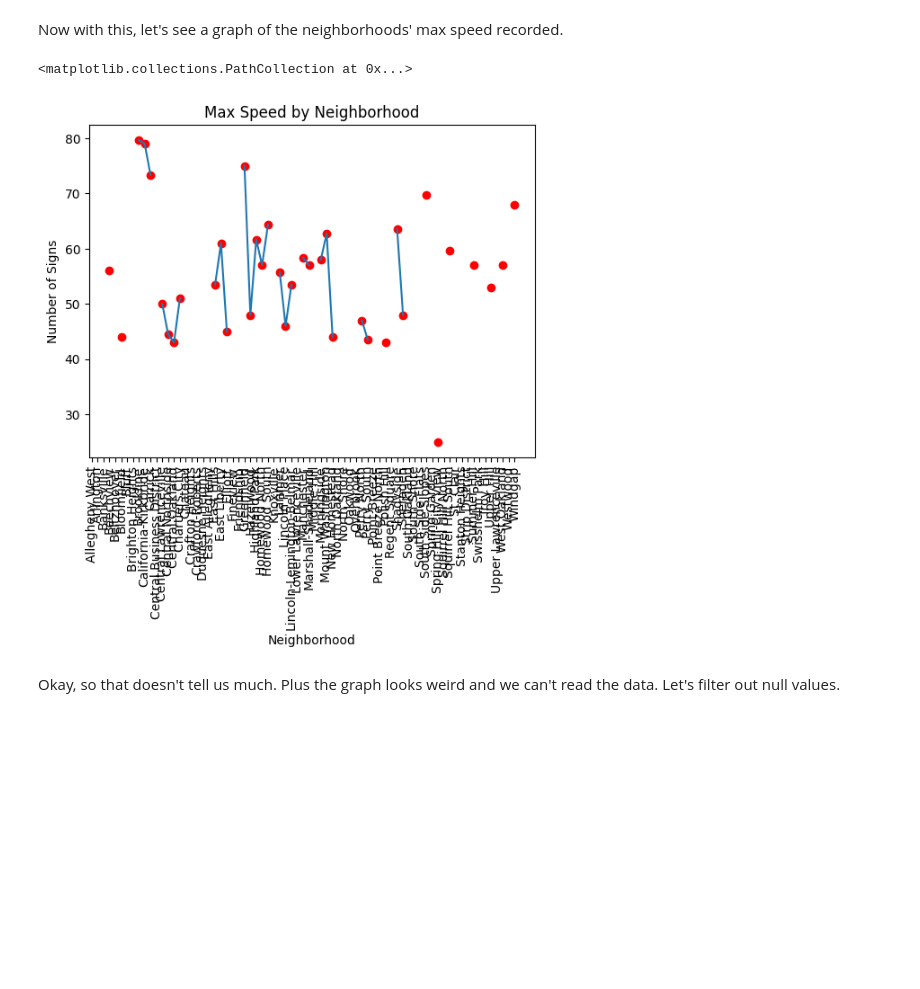
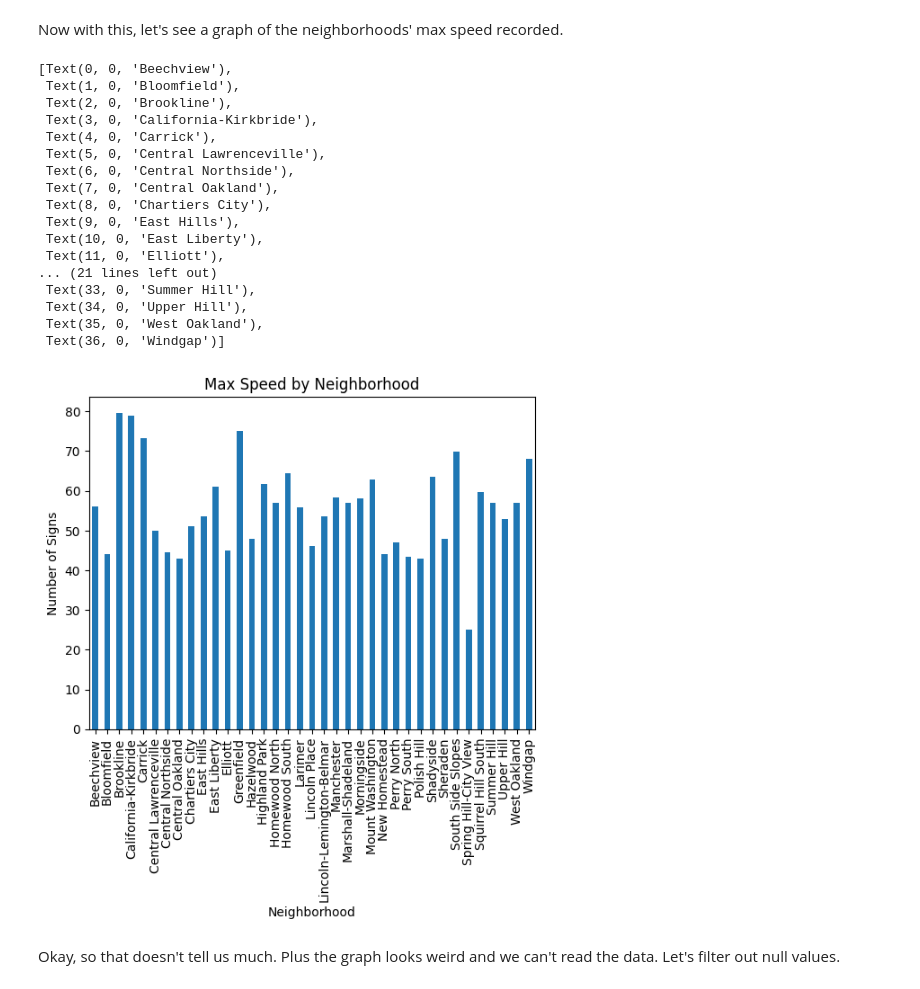
Before and after one commit to patelpratham11/Final_Project, a Jupyter notebook: Final_Report.ipynb, the cells around one changed output. Drawn from its saved outputs; the diff is of its cells as text; code cells hidden in the pictures; blank space fills up the shorter version.

```diff
--- a/Final_Report.ipynb
+++ b/Final_Report.ipynb
@@ -119,21 +136,32 @@ speed = pd.read_csv("assets/speed.csv", sep=",", header=0)
 # %% [markdown]
 Now with this, let's see a graph of the neighborhoods' max speed recorded.
 # %%
-average_speed = speed.groupby('neighborhood')['max_speed'].mean()
+average_speed = speed[speed['max_speed'] > 0].groupby('neighborhood')['max_speed'].mean()
 
 
-graph = average_speed.plot(kind='line', title="Max Speed by Neighborhood", xlabel="Neighborhood", ylabel="Number of Signs")
+graph = average_speed.plot(kind='bar', title="Max Speed by Neighborhood", xlabel="Neighborhood", ylabel="Number of Signs")
 x_labels = average_speed.index
 graph.set_xticks(range(len(x_labels)))
 graph.set_xticklabels(x_labels, rotation=90)
-
-# add dots to the specified values
-indices = average_speed.index[:]
-values = average_speed[indices]
-graph.scatter(indices, values, color='red')
 # %% [output]
-<matplotlib.collections.PathCollection at 0x...>
+[Text(0, 0, 'Beechview'),
+ Text(1, 0, 'Bloomfield'),
+ Text(2, 0, 'Brookline'),
+ Text(3, 0, 'California-Kirkbride'),
+ Text(4, 0, 'Carrick'),
+ Text(5, 0, 'Central Lawrenceville'),
+ Text(6, 0, 'Central Northside'),
+ Text(7, 0, 'Central Oakland'),
+ Text(8, 0, 'Chartiers City'),
+ Text(9, 0, 'East Hills'),
+ Text(10, 0, 'East Liberty'),
+ Text(11, 0, 'Elliott'),
+... (21 lines left out)
+ Text(33, 0, 'Summer Hill'),
+ Text(34, 0, 'Upper Hill'),
+ Text(35, 0, 'West Oakland'),
+ Text(36, 0, 'Windgap')]
-[figure, old version]
+[figure, new version]
 # %% [markdown]
 Okay, so that doesn't tell us much. Plus the graph looks weird and we can't read the data. Let's filter out null values.
 # %%
```
Also changed, not shown: parts of 7 cells of this notebook.
